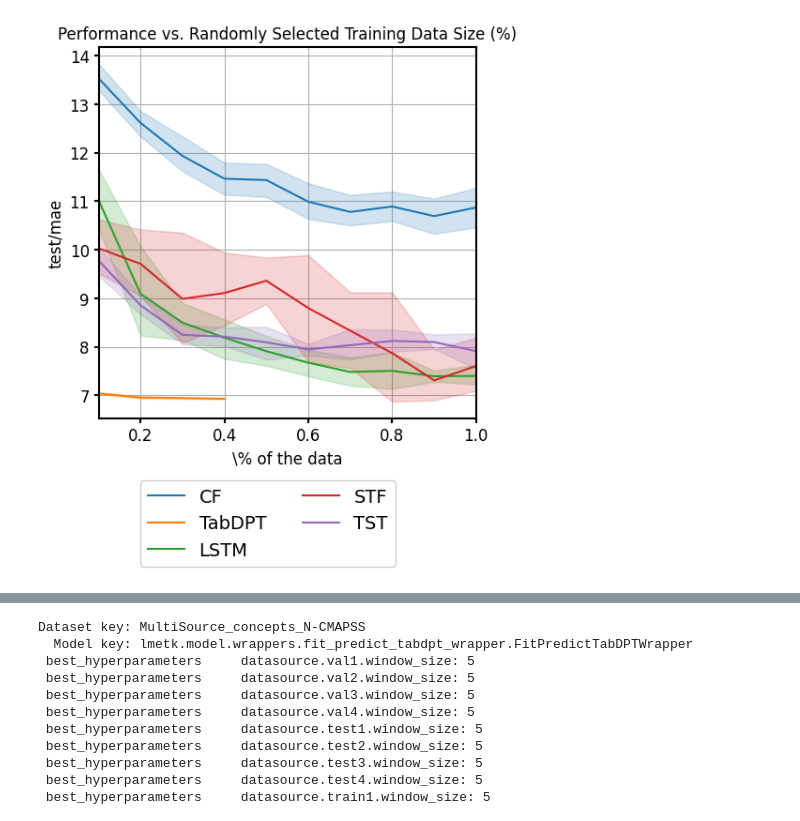
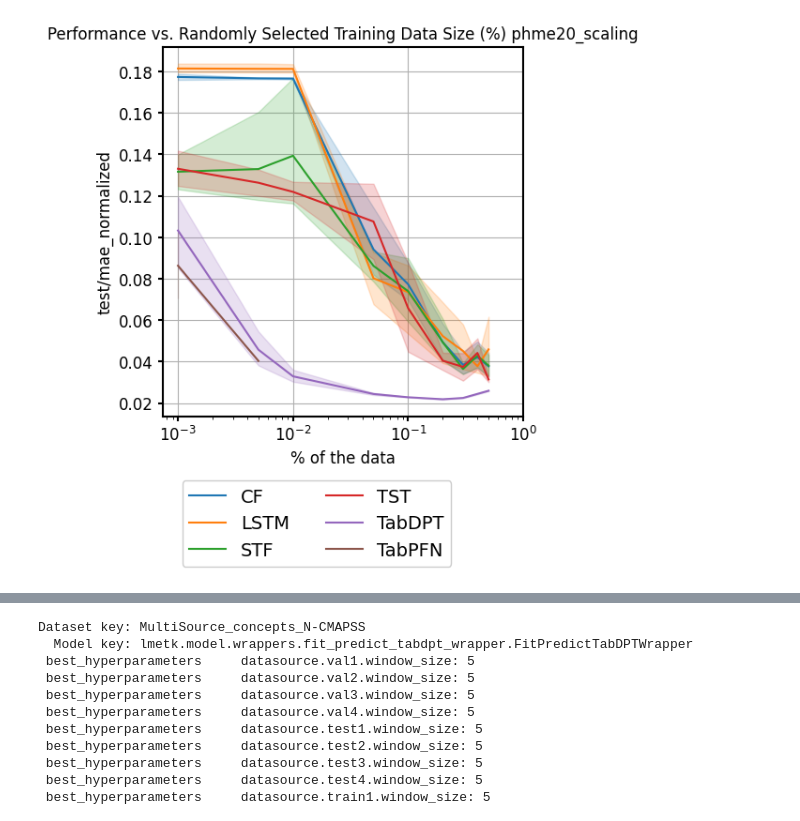
Before and after one commit to EPFL-IMOS/picid, a Jupyter notebook: lmetk_report/scaling_laws.ipynb, the cells around one changed output, grey strips where cells are left out. Drawn from its saved outputs; the diff is of its cells as text; code cells hidden in the pictures.

```diff
--- a/lmetk_report/scaling_laws.ipynb
+++ b/lmetk_report/scaling_laws.ipynb
@@ -217,0 +184,8 @@ array(['test/mae', 'test/rmse'], dtype=object)
+# %%
+conflicts = df["test/mae"].notna() & df["test/mae_normalized"].notna()
+print(conflicts.any(), df[conflicts].shape[0])
+
+df["test/mae_normalized"] = df["test/mae_normalized"].combine_first(df["test/mae"])
+df["test/rmse_normalized"] = df["test/rmse_normalized"].combine_first(df["test/rmse"])
+df["test/mae_denormalized"] = df["test/mae_denormalized"].combine_first(df["test/mae"])
+df["test/rmse_denormalized"] = df["test/rmse_denormalized"].combine_first(df["test/rmse"])
@@ -220,9 +264,14 @@ from matplotlib import pyplot as plt
 
 fig, ax = plt.subplots(nrows=1, ncols=1, figsize=(5,5))
 
-plot_df = df_long[df_long["ds"] == df_long["ds"].unique()[1]]
-metric = "test/rmse"
-metric = "test/mae"
+if "n_cmapss" in PROJECT_NAME:
+    plot_df = df_long[df_long["ds"] == df_long["ds"].unique()[1]]
+    metric = "test/rmse_denormalized"
+elif "phme20" in PROJECT_NAME:
+    plot_df = df_long
+    metric = "test/mae_normalized"
+else:
+    raise ValueError("Unknown project for plotting")
 
 plot_df.to_csv("scaling_laws_railway_mape.csv", index=False)
 
@@ -243,6 +292,7 @@ sns.lineplot(plot_df[plot_df["model._target_"].isin(
             [
                 "lmetk.baselines.lstm_model.LSTM_Forecaster",
                  'lmetk.model.wrappers.fit_predict_tabdpt_wrapper.FitPredictTabDPTWrapper',
+                 'lmetk.model.wrappers.fit_predict_tabpfn_wrapper.FitPredictTabPFNWrapper',
                  'lmetk.baselines.spacetimeformer_model.Spacetimeformer_Forecaster',
                  'lmetk.baselines.crossformer_model.Crossformer_Forecaster',
                  'lmetk.baselines.timeseries_transformer_model.Timeseries_Transformer_Forecaster'
@@ -252,11 +302,13 @@ sns.lineplot(plot_df[plot_df["model._target_"].isin(
              )
 # ax.set_yscale('log')
 
-ax.set_title("Performance vs. Randomly Selected Training Data Size (%)")
+ax.set_title(f"Performance vs. Randomly Selected Training Data Size (%) {PROJECT_NAME}")
 ax.set_ylabel(metric, size=12)
-ax.set_xlabel("\% of the data", size=12)
+ax.set_xlabel("% of the data", size=12)
+# ax.set_yscale('log')
+ax.set_xscale('log')
 ax.set_axisbelow(True)
-ax.set_xlim(0.1, 1.0)
+ax.set_xlim(0.0, 1.0)
 ax.grid()
 
 
@@ -270,32 +322,33 @@ for spine in ax.spines.values():
 ax.tick_params(axis='x', width=1.5, labelsize=12)  # X-axis tick indicators
 ax.tick_params(axis='y', width=1.5, labelsize=12)  # Y-axis tick indicators
 
 variable_rename = {
        'lmetk.baselines.crossformer_model.Crossformer_Forecaster': "CF",
        'lmetk.baselines.lstm_model.LSTM_Forecaster': "LSTM",
        'lmetk.baselines.patchtst_model.PatchTST_Forecaster': "PatchTST",
        'lmetk.baselines.spacetimeformer_model.Spacetimeformer_Forecaster': "STF",
        'lmetk.model.wrappers.fit_predict_tabdpt_wrapper.FitPredictTabDPTWrapper': "TabDPT",
+       'lmetk.model.wrappers.fit_predict_tabpfn_wrapper.FitPredictTabPFNWrapper': "TabPFN",
        'lmetk.baselines.tide_model.TiDE_Forecaster': "TiDE",
        'lmetk.baselines.timeseries_transformer_model.Timeseries_Transformer_Forecaster': "TST",
 }
 
 handles, labels, title = extract_handles_labels_title(ax)
 labels = [variable_rename[l] for l in labels]
 
 legend = fig.legend(
 handles=handles,
 labels=labels,
 title='',
 loc='upper center',
 bbox_to_anchor=(0.5, 0.02),
 ncol=2,
 framealpha=1, fontsize=14
 )
 
 fig.tight_layout()
 fig.savefig(f'lmetk_report_artifacts/scaling_laws_ncmapss_{metric.split("/")[1]}.pdf',
             dpi=300, transparent=True, bbox_extra_artists=(legend,), bbox_inches='tight')
 # %% [output]
-[figure, old version]
+[figure, new version]
 # %%
```
Also changed, not shown: parts of 13 cells of this notebook, 3 other files.
